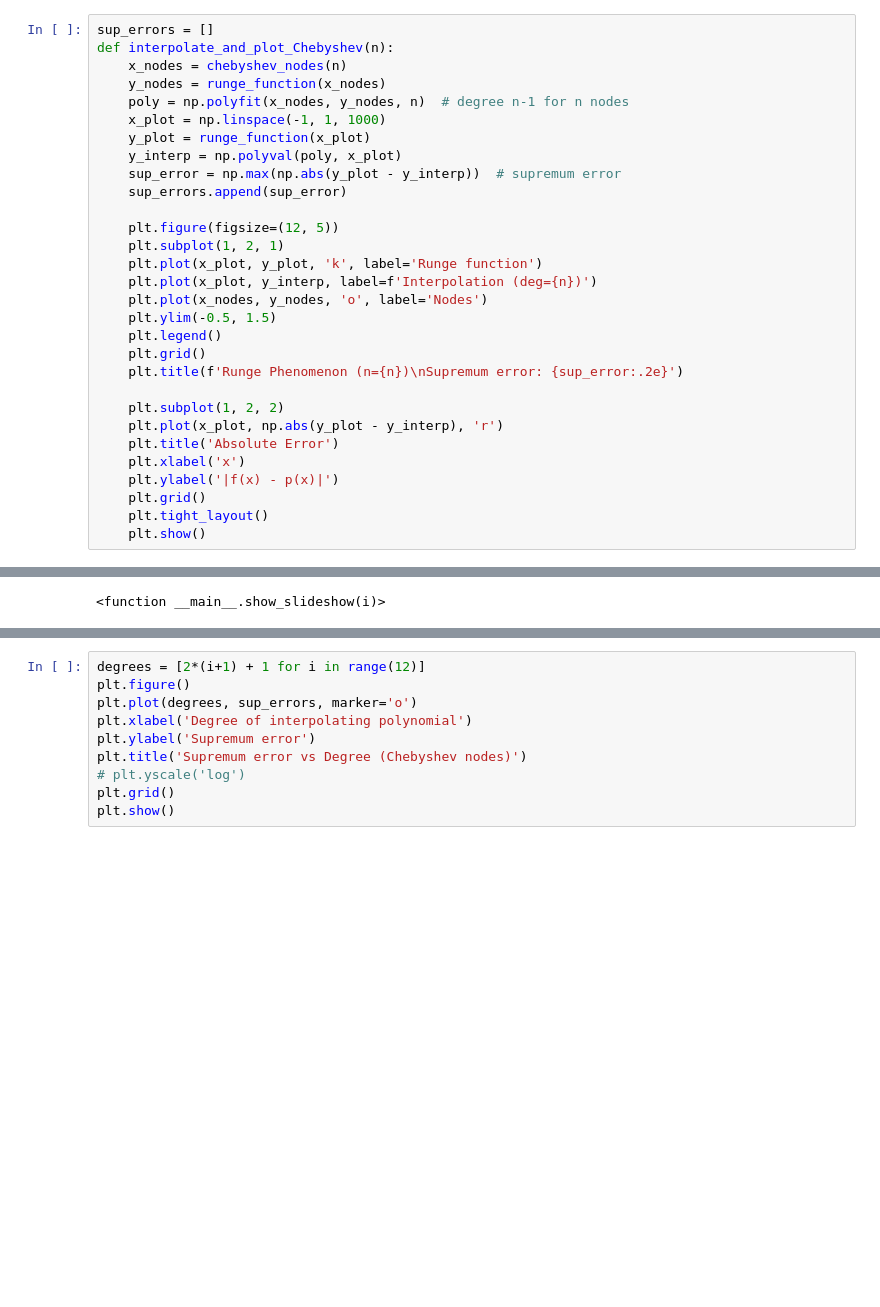
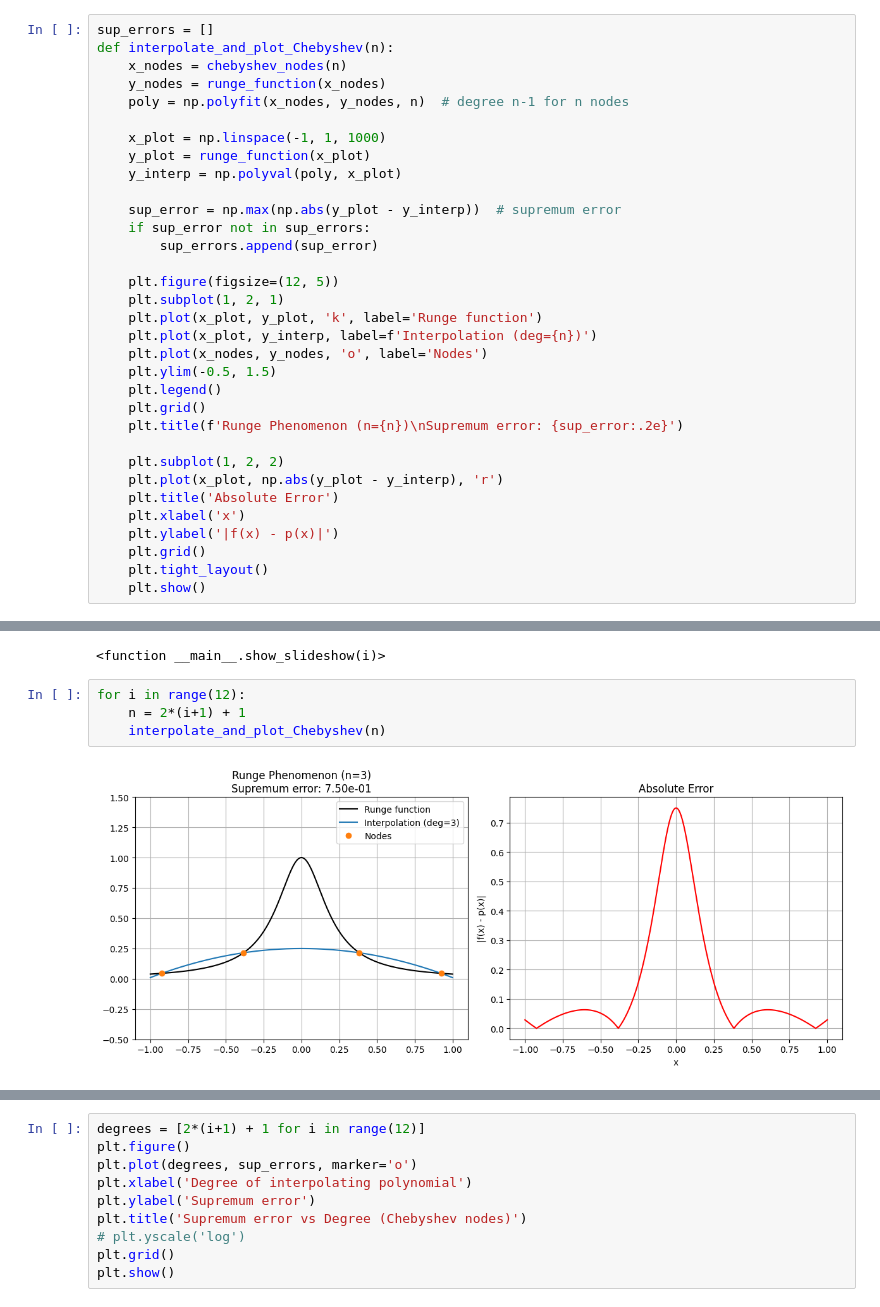
Before and after one commit to hc330jin/114-Fall-Scientific-Computing, a Jupyter notebook: Week_1/Week 1.ipynb, the cells around one changed output, grey strips where cells are left out. Drawn from its saved outputs; the diff is of its cells as text; blank space fills up the shorter version.

```diff
--- a/Week_1/Week 1.ipynb
+++ b/Week_1/Week 1.ipynb
@@ -98,11 +116,14 @@ def interpolate_and_plot_Chebyshev(n):
     x_nodes = chebyshev_nodes(n)
     y_nodes = runge_function(x_nodes)
     poly = np.polyfit(x_nodes, y_nodes, n)  # degree n-1 for n nodes
+
     x_plot = np.linspace(-1, 1, 1000)
     y_plot = runge_function(x_plot)
     y_interp = np.polyval(poly, x_plot)
+
     sup_error = np.max(np.abs(y_plot - y_interp))  # supremum error
-    sup_errors.append(sup_error)
+    if sup_error not in sup_errors:
+        sup_errors.append(sup_error)
 
     plt.figure(figsize=(12, 5))
     plt.subplot(1, 2, 1)
@@ -132,3 +153,9 @@ widgets.interact(show_slideshow, i=slider)
 # %% [output]
 interactive(children=(IntSlider(value=0, description='Graph', max=11), Output()), _dom_classes=('widget-intera…
 <function __main__.show_slideshow(i)>
+# %%
+for i in range(12):
+    n = 2*(i+1) + 1
+    interpolate_and_plot_Chebyshev(n)
+# %% [output]
+[figure, added]
```
Also changed, not shown: parts of 4 cells of this notebook.
